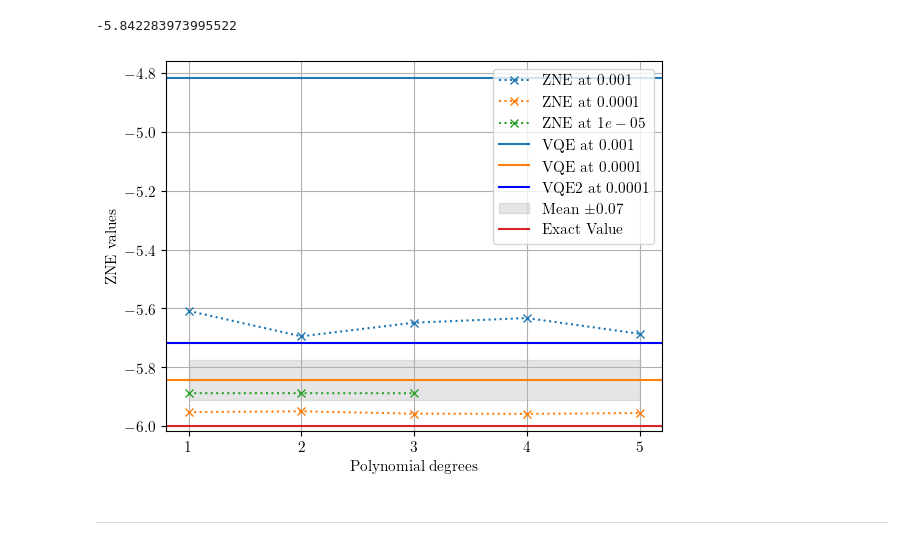
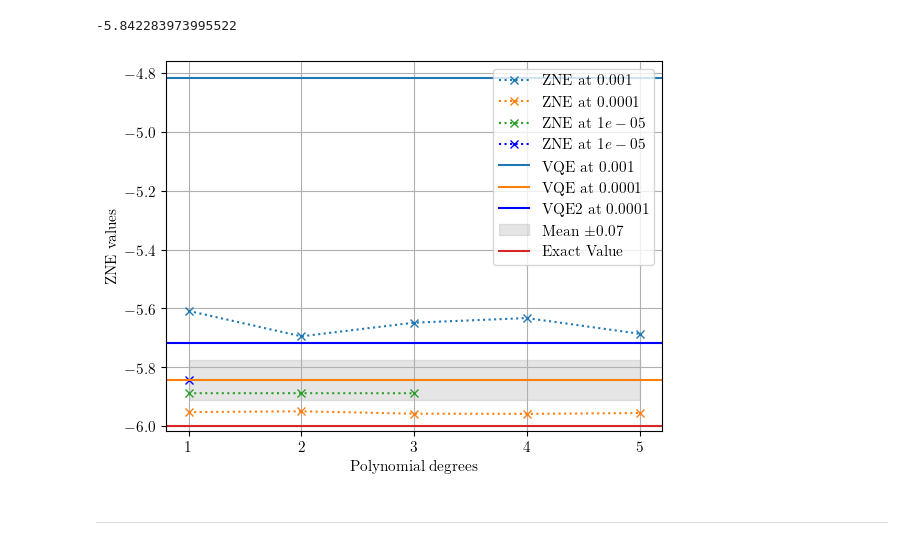
Before and after one commit to arijit-ship/indirect-zne, a Jupyter notebook: notebook/ErrorMitigation_ZNE.ipynb, the cells around one changed output. Cells and saved outputs as stored; diff of their text form; code cells hidden in the pictures.

Commit message:
new data

```diff
--- a/notebook/ErrorMitigation_ZNE.ipynb
+++ b/notebook/ErrorMitigation_ZNE.ipynb
@@ -461,35 +510,51 @@ zne_Q7N3_vals = [
     # zne_Q7N3_D5.getRichardsonZNE(),
 ]
 
+zne_Q7N2_second_D1 = ZeroNoiseExtrapolation(dataPoints = data_Q7N2_second[ : 4], degree = 1)
+zne_Q7N2_second_D2 = ZeroNoiseExtrapolation(dataPoints = data_Q7N2_second[ : 10], degree = 2)
+zne_Q7N2_second_D3 = ZeroNoiseExtrapolation(dataPoints = data_Q7N2_second[ : 20], degree = 3)
+zne_Q7N2_second_D4 = ZeroNoiseExtrapolation(dataPoints = data_Q7N2_second[ : 35], degree = 4)
+zne_Q7N2_second_D5 = ZeroNoiseExtrapolation(dataPoints = data_Q7N2_second[ : 56], degree = 5)
+
+zne_Q7N2_second_vals = [
+    zne_Q7N2_second_D1.getRichardsonZNE(),
+    # zne_Q7N2_second_D2.getRichardsonZNE(),
+    # zne_Q7N2_second_D3.getRichardsonZNE(),
+    # zne_Q7N2_second_D4.getRichardsonZNE(),
+    # zne_Q7N2_second_D5.getRichardsonZNE(),
+]
+
 # Y-axis labels
 labels = ["1", "2", "3", "4", "5"]
 
 # Colors
 colors = ['#1f77b4', '#ff7f0e', '#2ca02c', '#d62728', '#9467bd', '#8c564b', '#e377c2', '#7f7f7f', '#bcbd22', '#17becf']
 
 plt.plot(labels, zne_Q7N1_vals, marker='x', linestyle='dotted', color = colors[0], label=f'ZNE at ${N1}$')
 plt.plot(labels, zne_Q7N2_vals, marker='x', linestyle='dotted', color = colors[1], label=f'ZNE at ${N2}$')
 plt.plot(labels[ : 3], zne_Q7N3_vals, marker='x', linestyle='dotted', color = colors[2], label=f'ZNE at ${N3}$')
+
+plt.plot(labels[ : 1], zne_Q7N2_second_vals, marker='x', linestyle='dotted', color = "blue", label=f'ZNE at ${N3}$')
 
 
 
 plt.axhline(y = vqe_Q7N1, color = colors[0], linestyle='-', label=f'VQE at ${N1}$')
 plt.axhline(y = vqe_Q7N2, color = colors[1], linestyle='-', label=f'VQE at ${N2}$')
 plt.axhline(y = vqe_Q7N2_second, color = "blue", linestyle='-', label=f'VQE2 at ${N2}$')
 #plt.axhline(y = vqe_Q7N3, color = colors[2], linestyle='-', label=f'VQE at ${N3}$')
 
 plt.fill_between(labels, vqe_Q7_mean - vqe_Q7_std, vqe_Q7_mean + vqe_Q7_std, color='gray', alpha=0.2, label=f'Mean ±{vqe_Q7_std:.2f}')
 plt.axhline(y = exact_Q7, color = colors[3], linestyle='-', label='Exact Value')
 
 plt.xlabel('Polynomial degrees')
 plt.ylabel('ZNE values')
 #plt.title('8-qubit ZNE Values vs Exact \n Value without time constraint')
 plt.legend()
 plt.grid(True)
 # Show the plot
 plt.show()
 # %% [output]
-[figure, old version]
+[figure, new version]
 # %% [markdown]
 ---
 # %%
```
Also changed, not shown: parts of 1 cell of this notebook, 1 other file.
